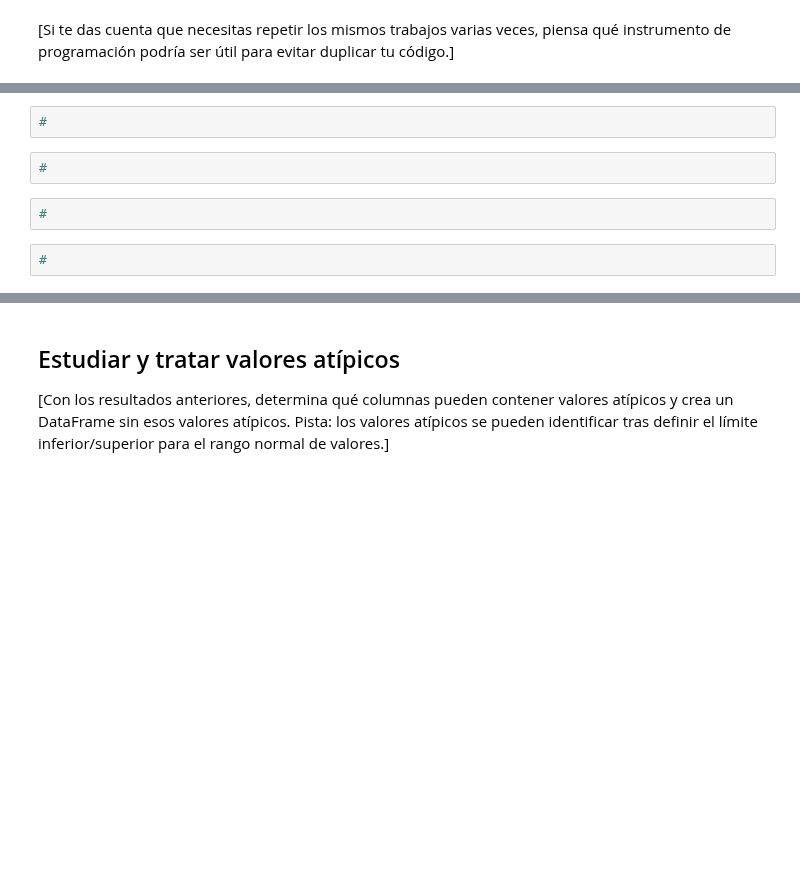
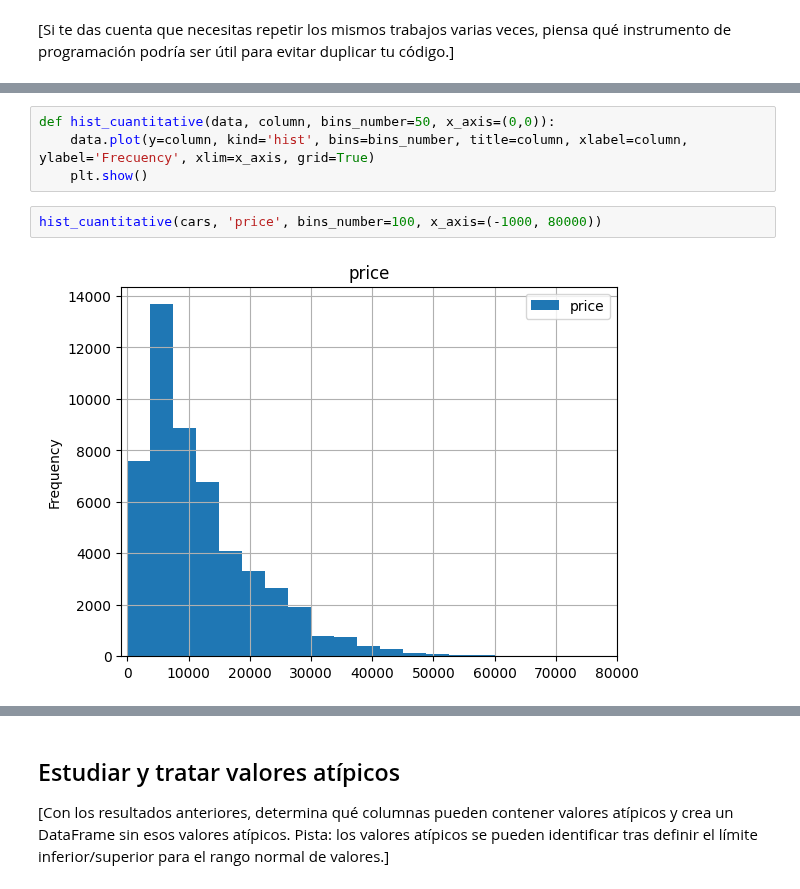
Before and after one commit to ChristianMartinezCaceres/Practicum-portfolio, a Jupyter notebook: 03_vehicle_price_Analysis/vehicle_price_analysis_notebook.ipynb, the cells around one changed output, grey strips where cells are left out. Saved outputs shown, nothing was run; the diff lists cells and outputs as text; blank space fills up the shorter version.

Commit message:
eda y outliers de price avance

```diff
--- a/03_vehicle_price_Analysis/vehicle_price_analysis_notebook.ipynb
+++ b/03_vehicle_price_Analysis/vehicle_price_analysis_notebook.ipynb
@@ -986,8 +1031,8 @@ Los parámetros son:
-# %%
-#
-# %%
-#
-# %%
-#
-# %%
-#
+# %%
+def hist_cuantitative(data, column, bins_number=50, x_axis=(0,0)):
+    data.plot(y=column, kind='hist', bins=bins_number, title=column, xlabel=column, ylabel='Frecuency', xlim=x_axis, grid=True)
+    plt.show()
+# %%
+hist_cuantitative(cars, 'price', bins_number=100, x_axis=(-1000, 80000))
+# %% [output]
+[figure, added]
```
Also changed, not shown: parts of 35 cells of this notebook.
